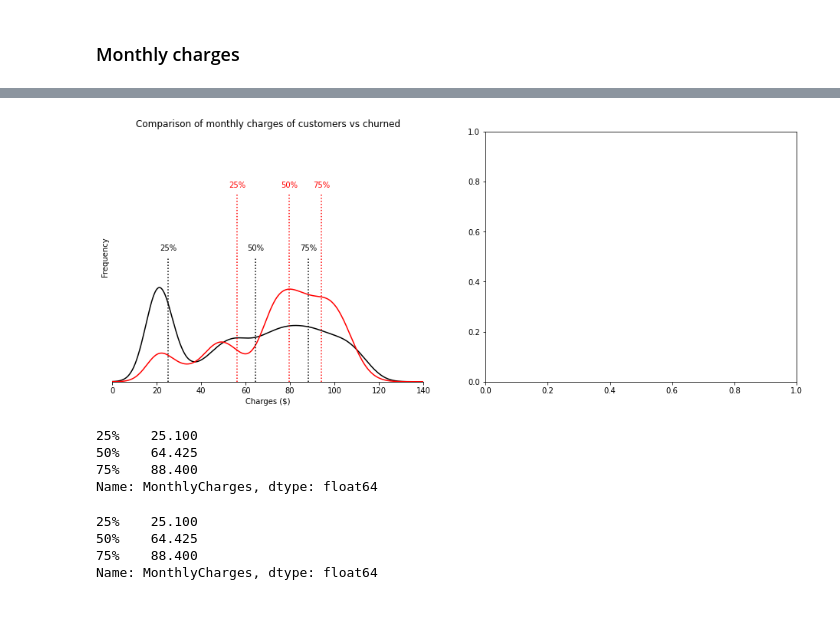
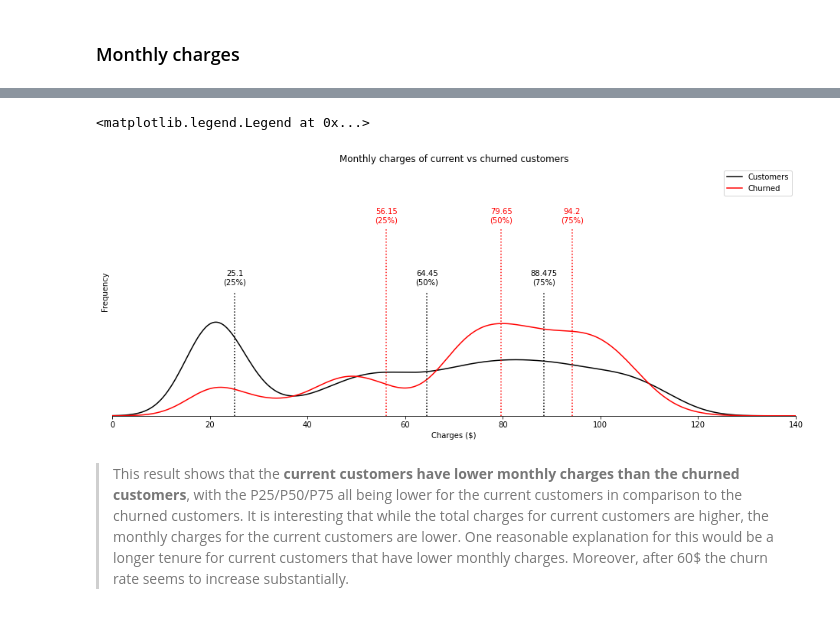
Before and after one commit to kwovadis/churn_analysis, a Jupyter notebook: churn_analysis.ipynb, the cells around one changed output, grey strips where cells are left out. Drawn from its saved outputs; the diff is of its cells as text; code cells hidden in the pictures.

```diff
--- a/churn_analysis.ipynb
+++ b/churn_analysis.ipynb
@@ -227,0 +250,11 @@ Index(['customerID', 'gender', 'SeniorCitizen', 'Partner', 'Dependents',
+# %%
+quantile_labels = monthly_charges_customer.describe()[-4:-1].index
+quantiles_customer_monthly = monthly_charges_customer.describe()[-4:-1]
+quantiles_churned_monthly = monthly_charges_churned.describe()[-4:-1]
+
+# Compare statistics of all vs old customers
+ratio_all_monthly = quantiles_customer_monthly / quantiles_churned_monthly
+quantiles_customer_and_churned_monthly = pd.concat([quantiles_customer_monthly, quantiles_churned_monthly, ratio_all_monthly], axis=1)
+quantiles_customer_and_churned_monthly.columns = ['Customers', 'Churned', 'Customers vs churned ratio']
+quantiles_customer_and_churned_monthly = quantiles_customer_and_churned_monthly.style.set_caption("Quantiles of monthly charges of current & churned customers")
+quantiles_customer_and_churned_monthly
@@ -228,58 +267,34 @@ Index(['customerID', 'gender', 'SeniorCitizen', 'Partner', 'Dependents',
 # %%
-fig, ax = plt.subplots(1, 2, figsize = (16,6))
+fig, ax = plt.subplots(figsize = (16,6))
+
+# FIGURE 1
 # PLOTS
-# Histogram
-# monthly_charges_customer.plot(kind = "hist", color = 'grey', alpha=0.5, density = True, bins = 15, ax=ax[0]) # change density to true, because KDE uses density
-# monthly_charges_churned.plot(kind = "hist", color = 'salmon', alpha=0.5, density = True, bins = 15, ax=ax[0]) # change density to true, because KDE uses density
-
 # KDE
-monthly_charges_customer.plot(kind = "kde", color='black', label='MonthlyCharges', ax=ax[0])
-monthly_charges_churned.plot(kind = "kde", color='red', label='MonthlyCharges', ax=ax[0])
+monthly_charges_customer.plot(kind = "kde", color='black', label='Customers', ax=ax)
+monthly_charges_churned.plot(kind = "kde", color='red', label='Churned', ax=ax)
 
 # Plot percentiles
 # monthly_charges_customer.plot(kind = "kde", color='black', label='MonthlyCharges')
 # monthly_charges_churned.plot(kind = "kde", color='red', label='MonthlyCharges')
-quantile_labels = monthly_charges_customer.describe()[-4:-1].index
-quantiles_customer = monthly_charges_customer.describe()[-4:-1]
-quantiles_churned = monthly_charges_churned.describe()[-4:-1]
-trans = ax[0].get_xaxis_transform()
+trans = ax.get_xaxis_transform()
 
 for i in range(3):
-    ax[0].axvline(quantiles_customer[i], color='black', ymax=0.5, alpha = 1, linestyle = ":")
-    ax[0].axvline(monthly_charges_churned.describe()[-4:-1][i], color='red', ymax=0.75, alpha = 1, linestyle = ":")
-    plt.text(quantiles_customer[i], .52, str(quantile_labels[i]), color = 'black', transform=trans, ha='center', va='bottom')
-    plt.text(quantiles_churned[i], .77, str(quantile_labels[i]), color = 'red', transform=trans, ha='center', va='bottom')
+    ax.axvline(quantiles_customer_monthly[i], color='black', ymax=0.5, alpha = 1, linestyle = ":")
+    ax.axvline(quantiles_churned_monthly[i], color='red', ymax=0.75, alpha = 1, linestyle = ":")
+    plt.text(quantiles_customer_monthly[i], .52, str(quantiles_customer_monthly[i]) + '\n(' + str(quantile_labels[i]) + ')', color = 'black', transform=trans, ha='center', va='bottom')
+    plt.text(quantiles_churned_monthly[i], .77, str(quantiles_churned_monthly[i]) + '\n(' + str(quantile_labels[i])+ ')', color = 'red', transform=trans, ha='center', va='bottom')
 
 # X & Y labels & title
-ax[0].set_xlabel("Charges ($)"), ax[0].set_ylabel('Frequency'), ax[0].set_title("Comparison of monthly charges of customers vs churned")
+ax.set_xlabel("Charges ($)"), ax.set_ylabel('Frequency'), ax.set_title("Monthly charges of current vs churned customers")
 # Configure plot
-ax[0].set_xlim(0, 140), ax[0].set_ylim(0, 0.05)
+ax.set_xlim(0, 140), ax.set_ylim(0, 0.05)
 # ax.tick_params(left = False, bottom = False)
-ax[0].set_yticks([])
-ax[0].spines[['left', 'right', 'top']].set_visible(False)
-
+ax.set_yticks([])
+ax.spines[['left', 'right', 'top']].set_visible(False)
+ax.legend()
 # plt.show()
 # %% [output]
+<matplotlib.legend.Legend at 0x...>
-[figure, old version]
+[figure, new version]
-# %%
-monthly_charges_customer.describe()[-4:-1]
-# %% [output]
-25%    25.100
-50%    64.425
-75%    88.400
-Name: MonthlyCharges, dtype: float64
-# %%
-# Calculate quantiles
-quantiles = [0.1, 0.5, 0.9]
-
-# Caluclate quantile statistics
-monthly_charges_customer_stats = monthly_charges_customer.describe()[-4:-1]
-monthly_charges_churned_stats = monthly_charges_churned.describe()
-# monthly_charges_stats, monthly_charges_churned_stats
-monthly_charges_customer_stats[-4:-1]
-# type(monthly_charges_customer_stats[0])
-# %% [output]
-25%    25.100
-50%    64.425
-75%    88.400
-Name: MonthlyCharges, dtype: float64
+# %% [markdown]
+> This result shows that the **current customers have lower monthly charges than the churned customers**, with the P25/P50/P75 all being lower for the current customers in comparison to the churned customers. It is interesting that while the total charges for current customers are higher, the monthly charges for the current customers are lower. One reasonable explanation for this would be a longer tenure for current customers that have lower monthly charges. Moreover, after 60$ the churn rate seems to increase substantially.
```
Also changed, not shown: parts of 58 cells of this notebook.
